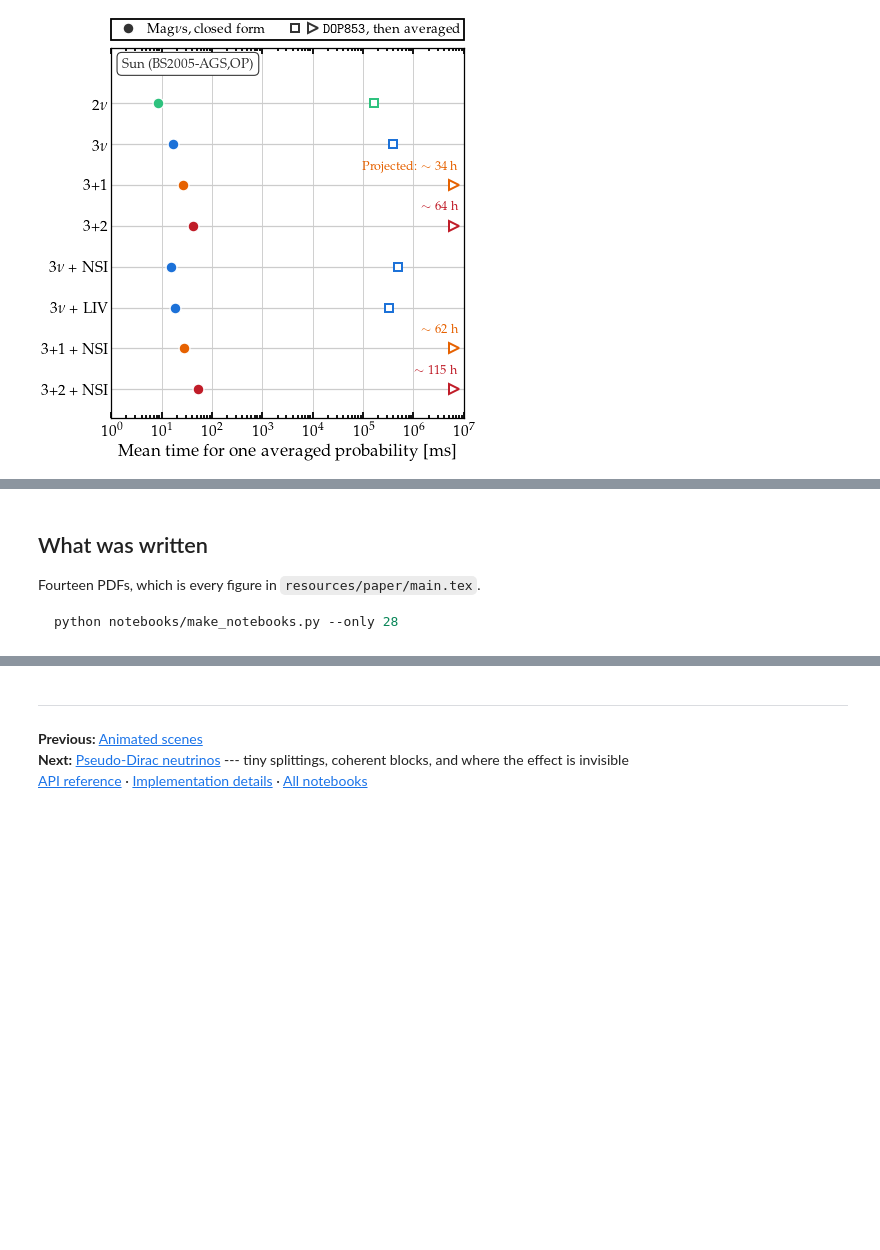
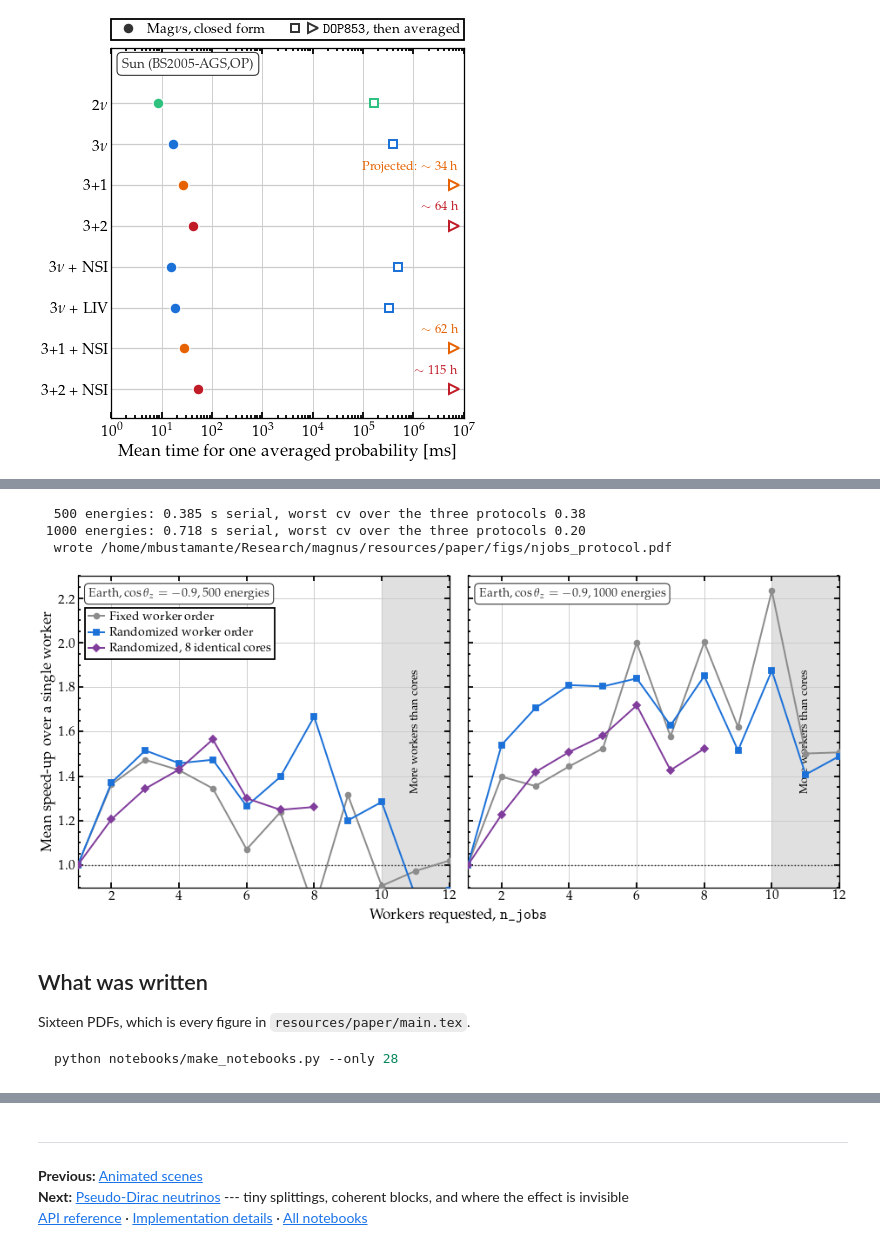
Before and after one commit to mbustama/Magnus, a Jupyter notebook: notebooks/28_magnus_paper_figures.ipynb, the cells around one changed output, grey strips where cells are left out. Cells and saved outputs as stored; diff of their text form; code cells hidden in the pictures; blank space fills up the shorter version.

````diff
--- a/notebooks/28_magnus_paper_figures.ipynb
+++ b/notebooks/28_magnus_paper_figures.ipynb
@@ -3362,7 +3490,70 @@ x-axis spans 1 to 1e+07 ms (7.0 decades); 4 measured, 4 projected
+# %%
+# ------------------------------------------------ what a parallel speed-up depends on
+# The same knob on the two scans too short to time on this machine, measured three ways.
+# The point of the panel is the spread between the three, not any one curve: at these
+# sizes a round lasts a few tenths of a second, and the protocol moves the answer by as
+# much as the worker count does.
+PROTOCOLS = (('fixed order', '-o', '0.55', 'Fixed worker order'),
+             ('randomised', '-s', BLUE, 'Randomized worker order'),
+             ('pinned', '-D', PURPLE, 'Randomized, 8 identical cores'))
+# The arm names are the keys the generator wrote, British spelling and all; the labels
+# above are what the figure says.
+PANELS = ((500, {'fixed order': '500 points, fixed order',
+                 'randomised': '500 points, randomised',
+                 'pinned': '500 points, pinned'}),
+          (1000, {'fixed order': '1000 points, fixed order',
+                  'randomised': '1000 points',
+                  'pinned': '1000 points, pinned'}))
+
+for n_points, names in PANELS:
+    worst = max(max(r['cv'] for r in jobs_rows(a)) for a in names.values())
+    print('%5d energies: %.3f s serial, worst cv over the three protocols %.2f'
+          % (n_points, jobs_rows(names['randomised'])[0]['mean_seconds'], worst))
+
+fig, axes = plt.subplots(1, 2, figsize=(WIDE, 3.0), sharey=True)
+for ax, (n_points, names) in zip(axes, PANELS):
+    workers_panel(ax)
+    for key, marker, color, label in PROTOCOLS:
+        rows = jobs_rows(names[key])
+        ax.plot([r['n_jobs'] for r in rows], [r['speedup'] for r in rows], marker,
+                color=color, ms=3.2, lw=1.1, zorder=4, label=label)
+    # Starts at 0.9, so the fixed-order curve leaves the panel where it drops below one.
+    # That is where it is worst, and the point of the panel; the caption says so.
+    ax.set_ylim(0.9, 2.3)
+    corner = corner_label(ax, r'Earth, $\cos\theta_z = %.1f$, $%d$ energies'
+                              % (JOBS['costhz'], n_points))
+    if ax is axes[0]:
+        left_corner = corner
+    ax.set_xlabel('')
+axes[0].set_ylabel(r'Mean speed-up over a single worker', labelpad=2.0)
+fig.tight_layout(pad=0.4)
+# One label for two panels that share an axis, centred on the pair rather than on the
+# figure: the y label widens the figure on the left, so figure centre reads as off-centre
+# under the data.  Both the gap to the tick labels and the centre are measured, because
+# closing the gap between the panels moves them.
+fig.subplots_adjust(wspace=0.05)
+fig.canvas.draw()
+_bottom = min(t.get_window_extent(fig.canvas.get_renderer()).y0
+              for ax in axes for t in ax.get_xticklabels() if t.get_text())
+fig.supxlabel(r'Workers requested, \texttt{n\_jobs}', va='top',
+              fontsize=plt.rcParams['axes.labelsize'],
+              x=0.5*(axes[0].get_position().x0 + axes[1].get_position().x1),
+              y=_bottom/fig.bbox.height - 0.04/fig.get_size_inches()[1])
+LEFT2, BELOW2 = border_of(axes[0], left_corner)
+leg2 = axes[0].legend(loc='upper left', bbox_to_anchor=(LEFT2, BELOW2), fontsize=7.8,
+                      handlelength=1.3, handletextpad=0.4, labelspacing=0.3,
+                      borderaxespad=0.0)
+legend_at(axes[0], leg2, LEFT2, BELOW2 - 0.012)
+save(fig, 'njobs_protocol.pdf')
+# %% [output]
+  500 energies: 0.385 s serial, worst cv over the three protocols 0.38
+ 1000 energies: 0.718 s serial, worst cv over the three protocols 0.20
+  wrote /home/mbustamante/Research/magnus/resources/paper/figs/njobs_protocol.pdf
+[figure, added]
 # %% [markdown]
 ## What was written
 
-Fourteen PDFs, which is every figure in `resources/paper/main.tex`.
+Sixteen PDFs, which is every figure in `resources/paper/main.tex`.
 
 ```bash
 python notebooks/make_notebooks.py --only 28
````
Also changed, not shown: parts of 8 cells of this notebook, 8 other files.
